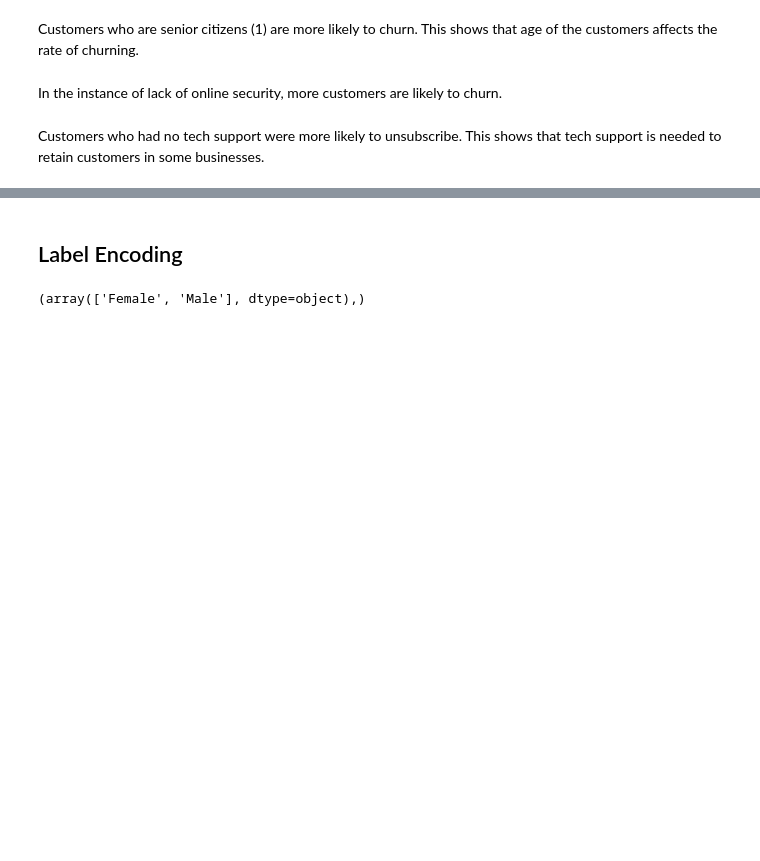
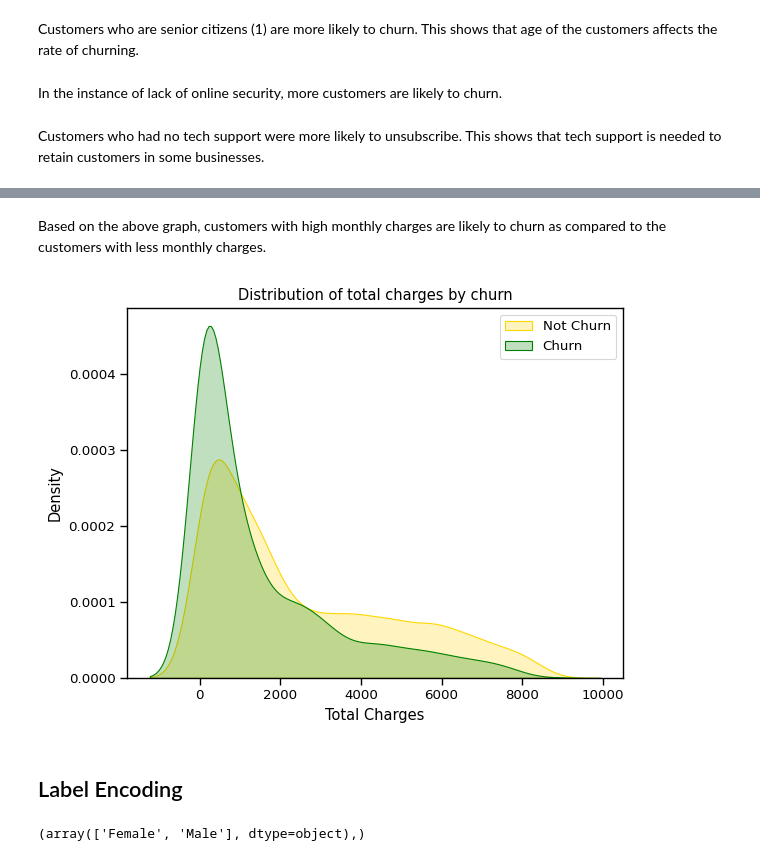
Before and after one commit to CheropS/Telco-Customer-Churn, a Jupyter notebook: index.ipynb, the cells around one changed output, grey strips where cells are left out. Drawn from its saved outputs; the diff is of its cells as text; code cells hidden in the pictures; blank space fills up the shorter version.

```diff
--- a/index.ipynb
+++ b/index.ipynb
@@ -370,0 +383,13 @@ Customers who had no tech support were more likely to unsubscribe. This shows th
+# %% [markdown]
+Based on the above graph, customers with high monthly charges are likely to churn as compared to the customers with less monthly charges.
+# %%
+ax = sns.kdeplot(df.TotalCharges[(df["Churn"] == 'No') ],
+                color="Gold", shade = True);
+ax = sns.kdeplot(df.TotalCharges[(df["Churn"] == 'Yes') ],
+                ax =ax, color="Green", shade= True);
+ax.legend(["Not Churn","Churn"],loc='upper right');
+ax.set_ylabel('Density');
+ax.set_xlabel('Total Charges');
+ax.set_title('Distribution of total charges by churn');
+# %% [output]
+[figure, added]
```
Also changed, not shown: parts of 2 cells of this notebook.
